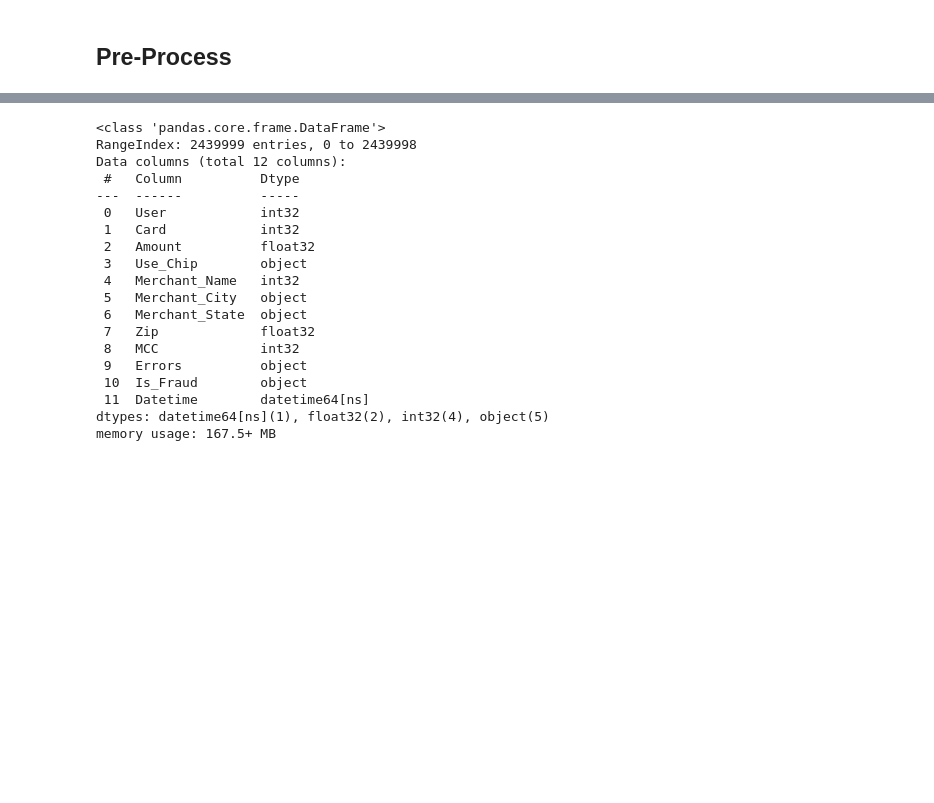
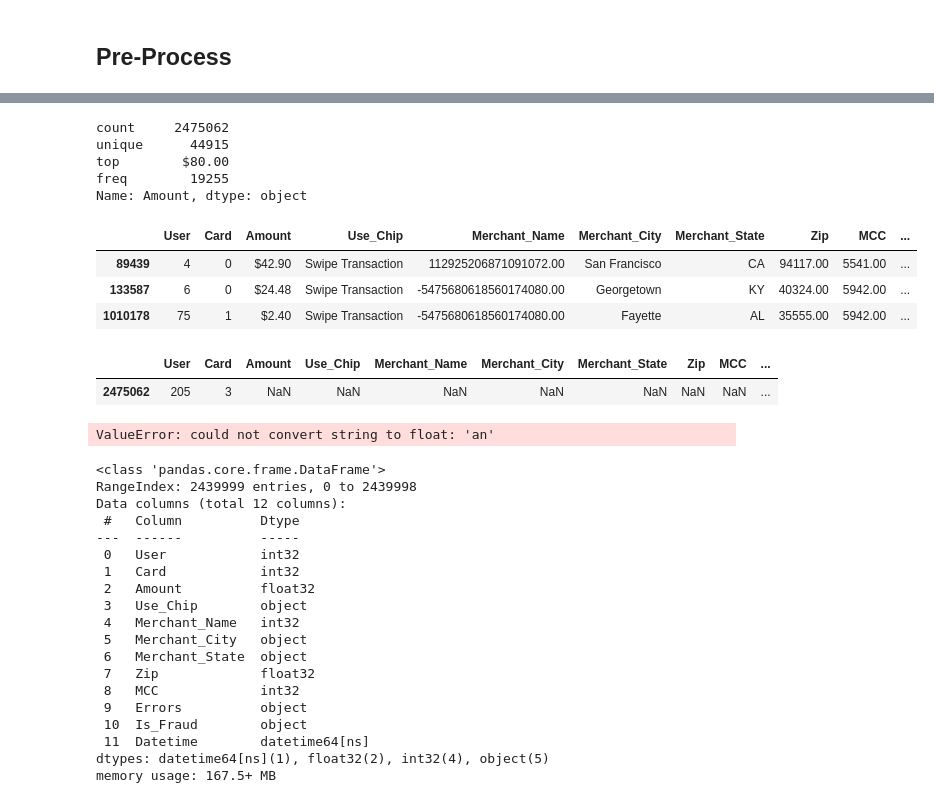
Before and after one commit to Yichen-Z/ece5831-2023-ccf, a Jupyter notebook: explore_transactions.ipynb, the cells around one changed output, grey strips where cells are left out. Cells and saved outputs as stored; diff of their text form; code cells hidden in the pictures; blank space fills up the shorter version.

```diff
--- a/explore_transactions.ipynb
+++ b/explore_transactions.ipynb
@@ -17,3 +40,5 @@ import seaborn as sns
 COL_NAMES = ['User','Card','Year','Month','Day','Time','Amount','Use_Chip',
                  'Merchant_Name','Merchant_City','Merchant_State','Zip','MCC','Errors','Is_Fraud']
 PARSE_DATES = ['Year', 'Month', 'Day', 'Time']
+# %%
+temp_df = pd.read_csv('data/split/part00.csv', header=None, names=COL_NAMES)
@@ -24,0 +90,15 @@ process_data.combine_date_cols(columns=PARSE_DATES, result_col='Datetime', df=td
+# %%
+temp_df.Amount.describe()
+# %% [output]
+count     2475062
+unique      44915
+top        $80.00
+freq        19255
+Name: Amount, dtype: object
+# %%
+temp_df.sample(n=3)
+# %% [output]
+|  | User | Card | Amount | Use_Chip | Merchant_Name | Merchant_City | Merchant_State | Zip | MCC | ... |
+| 89439 | 4 | 0 | $42.90 | Swipe Transaction | 112925206871091072.00 | San Francisco | CA | 94117.00 | 5541.00 | ... |
+| 133587 | 6 | 0 | $24.48 | Swipe Transaction | -5475680618560174080.00 | Georgetown | KY | 40324.00 | 5942.00 | ... |
+| 1010178 | 75 | 1 | $2.40 | Swipe Transaction | -5475680618560174080.00 | Fayette | AL | 35555.00 | 5942.00 | ... |
@@ -25 +109,14 @@ process_data.combine_date_cols(columns=PARSE_DATES, result_col='Datetime', df=td
+# %%
+# If using -n instead -l (number of files, instead of by lines in each file) to split a file, this can create splits into partial lines
+# ONLY USE -l --> updated data/split_transactions.sh to fix
+temp_df.loc[temp_df['Amount'].isna()]
+# %% [output]
+|  | User | Card | Amount | Use_Chip | Merchant_Name | Merchant_City | Merchant_State | Zip | MCC | ... |
+| 2475062 | 205 | 3 | NaN | NaN | NaN | NaN | NaN | NaN | NaN | ... |
+# %%
+# To make process_data script more robust for other datasets (this one doesn't have NaN in Amounts) make sure to drop NaN as appropriate
+get_numeric_amount(df=temp_df)
+temp_df.info()
+# %% [output]
+ValueError: could not convert string to float: 'an'
 # %%
```
Also changed, not shown: parts of 38 cells of this notebook.
